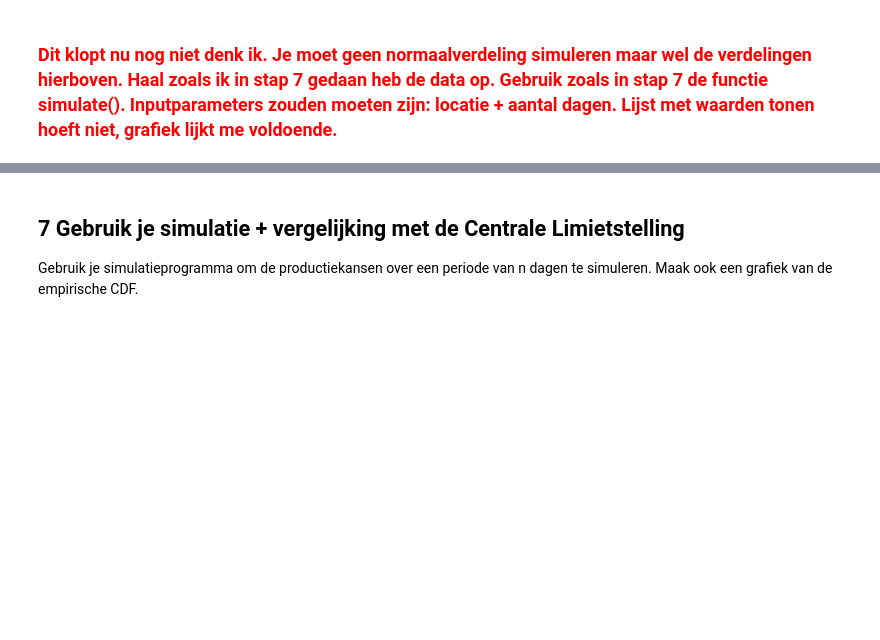
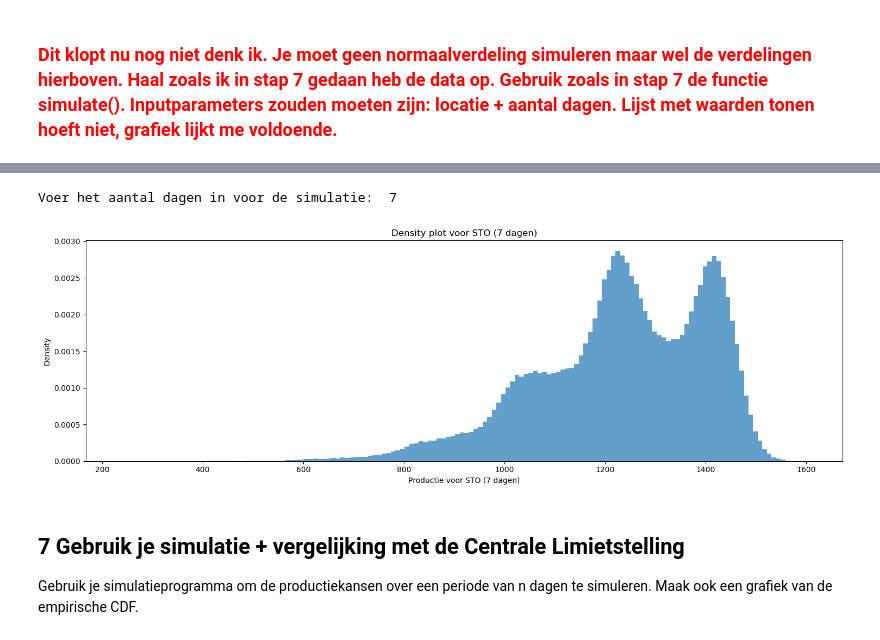
Before and after one commit to craftyraf/project-productie-proces, a Jupyter notebook: notebooks/Deel 1 - productieproces.ipynb, the cells around one changed output, grey strips where cells are left out. Cells and saved outputs as stored; diff of their text form; code cells hidden in the pictures; blank space fills up the shorter version.

Commit message:
Deel 1 - aanpassing Opdracht 6 na input van Raf in 't rood - moet ik nog beetje opschonen (vorige oplossing staat nog in Notebook enz.)

```diff
--- a/notebooks/Deel 1 - productieproces.ipynb
+++ b/notebooks/Deel 1 - productieproces.ipynb
@@ -334,3 +335,44 @@ Dag 7: 232.32275460062095
+# %%
+#---------------NIEUWE OPLOSSING ZONDER NORMAALVERDELING 10/04/2024----------------------
+
+# To Do's: 1/ nieuwe functie plot_histogram opschonen 2/ ook locatie als inputparameter (evt. ook bij 7?)
+
+# Inputparameters
+location = "STO" # werkt ook voor BRU
+n_days_values = [(input("Voer het aantal dagen in voor de simulatie: "))] # type 'list' omdat simulate-functie met list werkt
+
+
+# Data ophalen
+filename = os.path.join(output_path, f'{location}.json')
+
+with open(filename, 'r') as json_file:
+    data = json.load(json_file)
+
+share_1, share_2, lower_bound_s2, upper_bound_s2, param1_s3, param2_s3 = \
+    (data[location][key] for key in ['share_1', 'share_2',
+                                     'lower_bound_s2', 'upper_bound_s2',
+                                     'param1_s3', 'param2_s3'])
+
+# Simulate data for each n_days value and plot histograms and CDFs
+fig, axs = plt.subplots(len(n_days_values), figsize=(15, 5*len(n_days_values)))
+
+for i, n_days in enumerate(n_days_values):
+    # Simulate data
+    simulated_data = simulate(share_1, share_2, lower_bound_s2, upper_bound_s2, param1_s3, param2_s3, int(n_days))
+
+    # Plot histogram
+    plot_histogram(simulated_data, int(n_days), location)
+
+plt.xlabel(f"Productie voor {location} ({n_days} {'dag' if n_days == 1 else 'dagen'})")
+plt.ylabel('Density')
+plt.title(
+     f"Density plot voor {location} ({n_days}"
+     f" {'dag' if n_days == 1 else 'dagen'})")
+plt.tight_layout()
+plt.show()
+# %% [output]
+Voer het aantal dagen in voor de simulatie:  7
+[figure, added]
 # %% [markdown]
 ## 7 Gebruik je simulatie + vergelijking met de Centrale Limietstelling
 Gebruik je simulatieprogramma om de productiekansen over een periode van n dagen te simuleren. Maak
```
Also changed, not shown: parts of 3 cells of this notebook, 1 other file.
